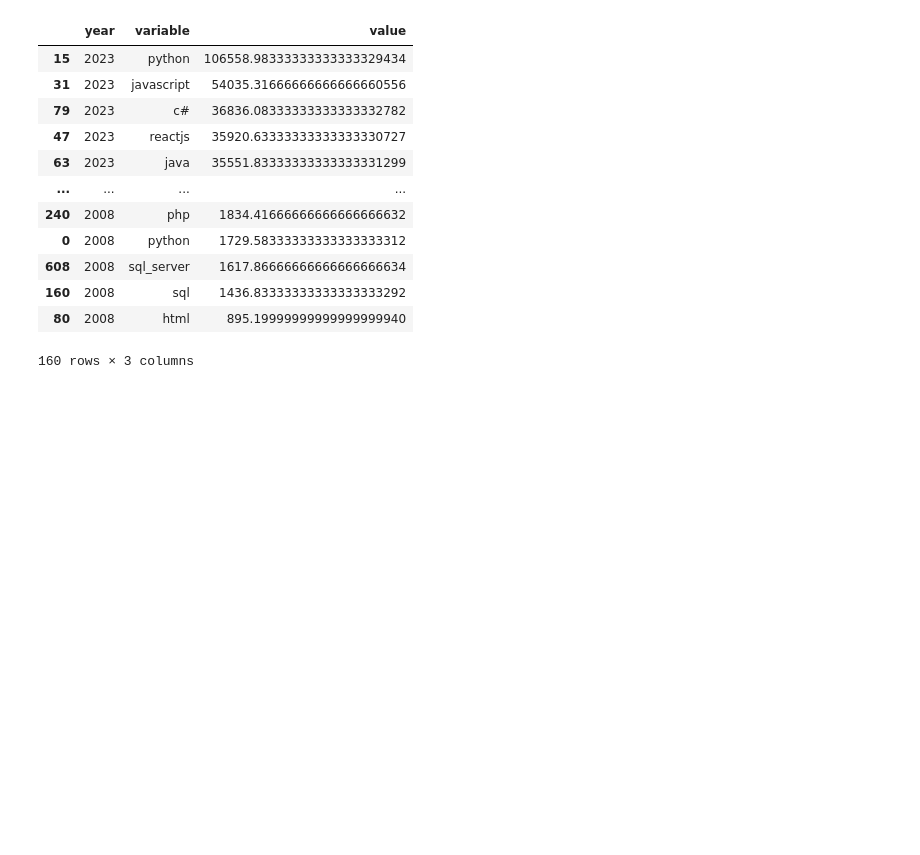
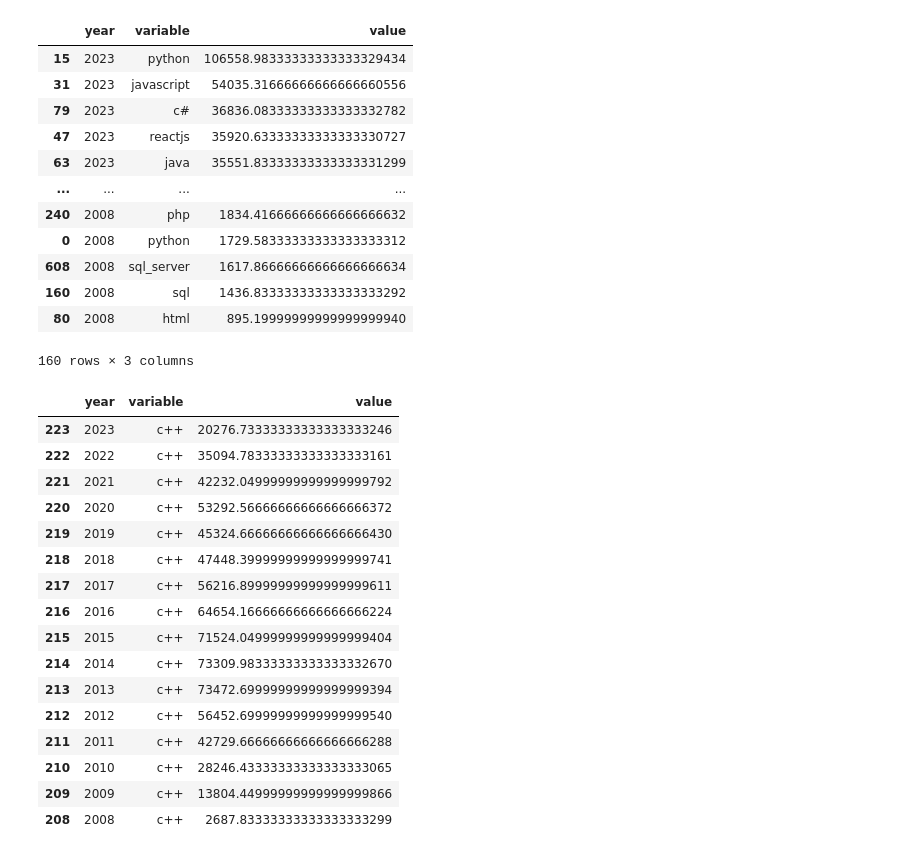
Before and after one commit to boysbeanxious/stackoverflow_src, a Jupyter notebook: matters_arising/Fig3.ipynb, the cells around one changed output. Saved outputs shown, nothing was run; the diff lists cells and outputs as text; code cells hidden in the pictures; blank space fills up the shorter version.

```diff
--- a/matters_arising/Fig3.ipynb
+++ b/matters_arising/Fig3.ipynb
@@ -67,6 +67,28 @@ df_postcnt_top10
 | 160 | 2008 | sql | 1436.83333333333333333292 |
 | 80 | 2008 | html | 895.19999999999999999940 |
 160 rows × 3 columns
+# %%
+df_postcnt_top10['variable'] = df_postcnt_top10['variable'].str.replace('cplusplus', 'c++')
+# %%
+df_postcnt_top10[df_postcnt_top10['variable'] =='c++']
+# %% [output]
+|  | year | variable | value |
+| 223 | 2023 | c++ | 20276.73333333333333333246 |
+| 222 | 2022 | c++ | 35094.78333333333333333161 |
+| 221 | 2021 | c++ | 42232.04999999999999999792 |
+| 220 | 2020 | c++ | 53292.56666666666666666372 |
+| 219 | 2019 | c++ | 45324.66666666666666666430 |
+| 218 | 2018 | c++ | 47448.39999999999999999741 |
+| 217 | 2017 | c++ | 56216.89999999999999999611 |
+| 216 | 2016 | c++ | 64654.16666666666666666224 |
+| 215 | 2015 | c++ | 71524.04999999999999999404 |
+| 214 | 2014 | c++ | 73309.98333333333333332670 |
+| 213 | 2013 | c++ | 73472.69999999999999999394 |
+| 212 | 2012 | c++ | 56452.69999999999999999540 |
+| 211 | 2011 | c++ | 42729.66666666666666666288 |
+| 210 | 2010 | c++ | 28246.43333333333333333065 |
+| 209 | 2009 | c++ | 13804.44999999999999999866 |
+| 208 | 2008 | c++ | 2687.83333333333333333299 |
 # %%
 ### create a figure with multiple subplots
 
```
Also changed, not shown: parts of 3 cells of this notebook, 1 other file.
